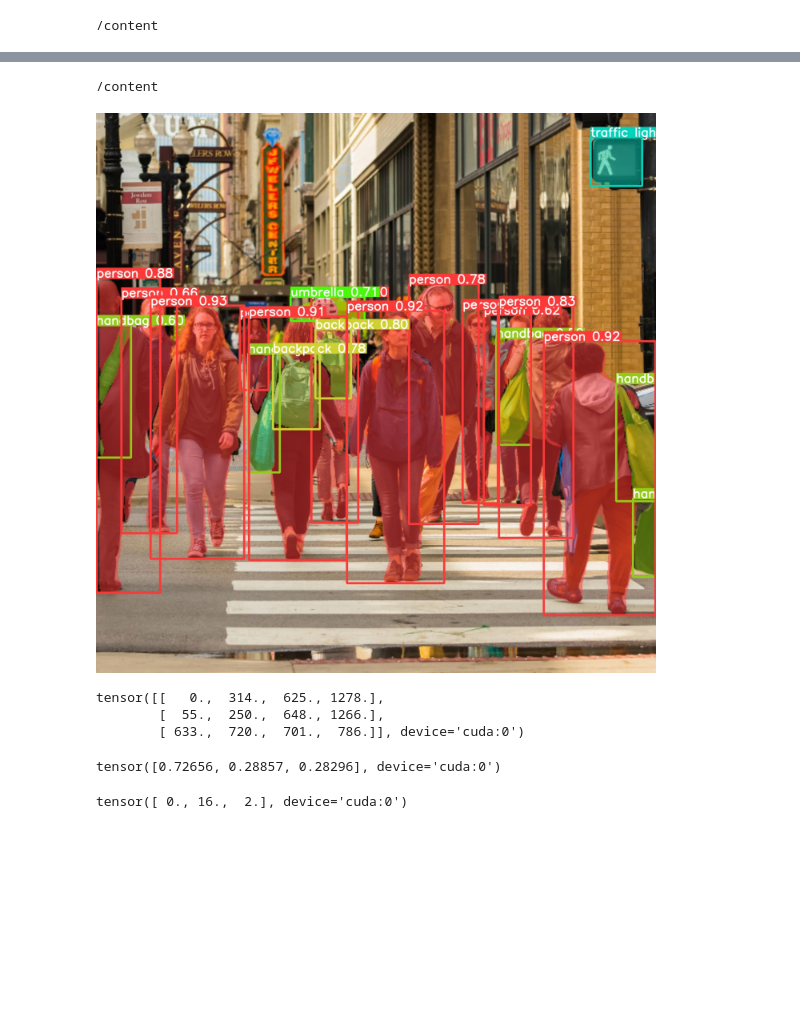
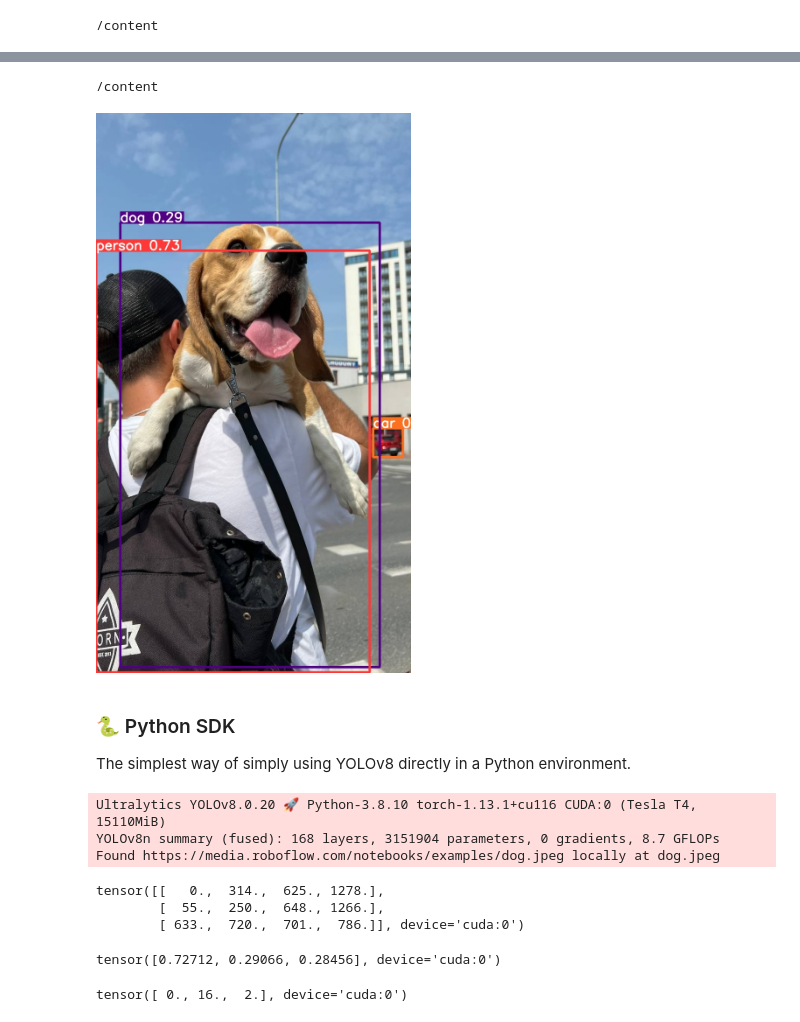
Before and after one commit to es-oss/computer-vision, a Jupyter notebook: train_yolov8_object_detection_on_custom_dataset.ipynb, the cells around one changed output, grey strips where cells are left out. Drawn from its saved outputs; the diff is of its cells as text; code cells hidden in the pictures; blank space fills up the shorter version.

```diff
--- a/train_yolov8_object_detection_on_custom_dataset.ipynb
+++ b/train_yolov8_object_detection_on_custom_dataset.ipynb
@@ -69,7 +140,18 @@ Results saved to runs/segment/predict2
 # %%
 %cd {HOME}
-Image(filename='/content/runs/segment/predict2/shutterstock.jpg', height=600)
+Image(filename='runs/detect/predict/dog.jpeg', height=600)
 # %% [output]
 /content
-[figure, old version]
+[figure, new version]
+# %% [markdown]
+### 🐍 Python SDK
+
+The simplest way of simply using YOLOv8 directly in a Python environment.
+# %%
+model = YOLO(f'{HOME}/yolov8n.pt')
+results = model.predict(source='https://media.roboflow.com/notebooks/examples/dog.jpeg', conf=0.25)
+# %% [output]
+Ultralytics YOLOv8.0.20 🚀 Python-3.8.10 torch-1.13.1+cu116 CUDA:0 (Tesla T4, 15110MiB)
+YOLOv8n summary (fused): 168 layers, 3151904 parameters, 0 gradients, 8.7 GFLOPs
+Found https://media.roboflow.com/notebooks/examples/dog.jpeg locally at dog.jpeg
 # %%
@@ -79,7 +161,7 @@ tensor([[   0.,  314.,  625., 1278.],
         [  55.,  250.,  648., 1266.],
         [ 633.,  720.,  701.,  786.]], device='cuda:0')
 # %%
-#results[0].boxes.conf
+results[0].boxes.conf
 # %% [output]
-tensor([0.72656, 0.28857, 0.28296], device='cuda:0')
+tensor([0.72712, 0.29066, 0.28456], device='cuda:0')
 # %%
```
Also changed, not shown: parts of 32 cells of this notebook.
